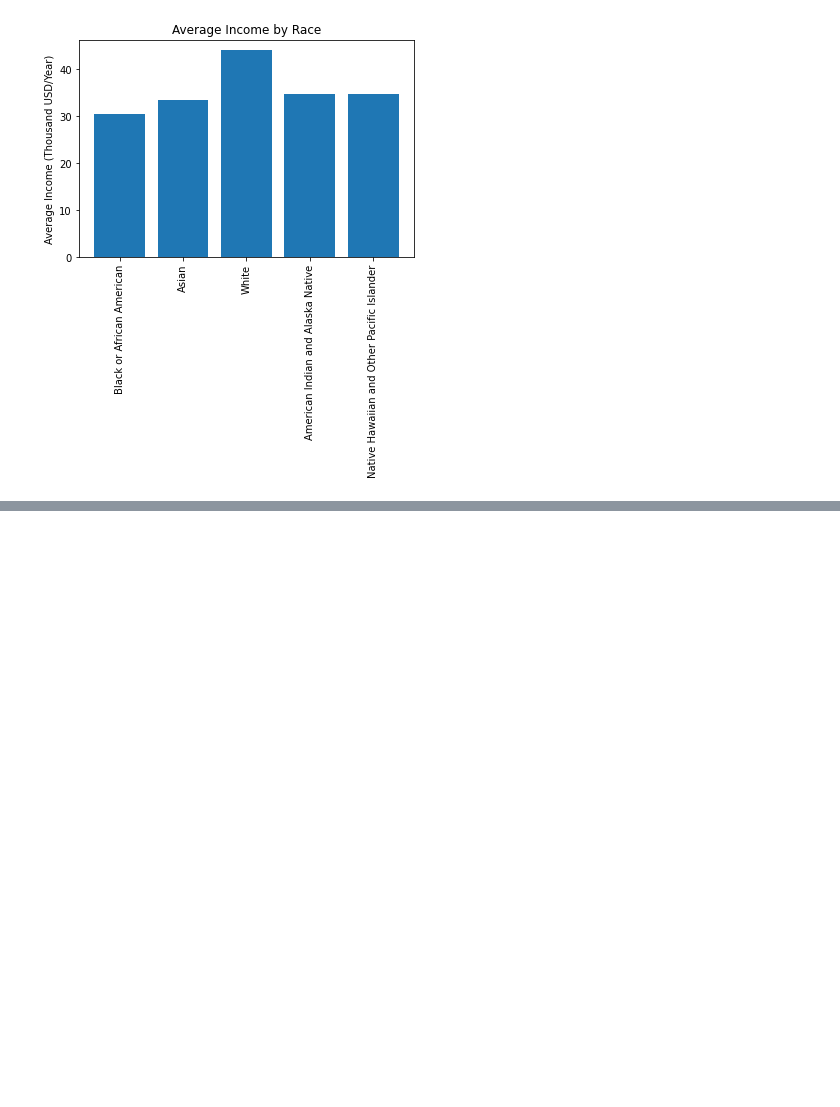
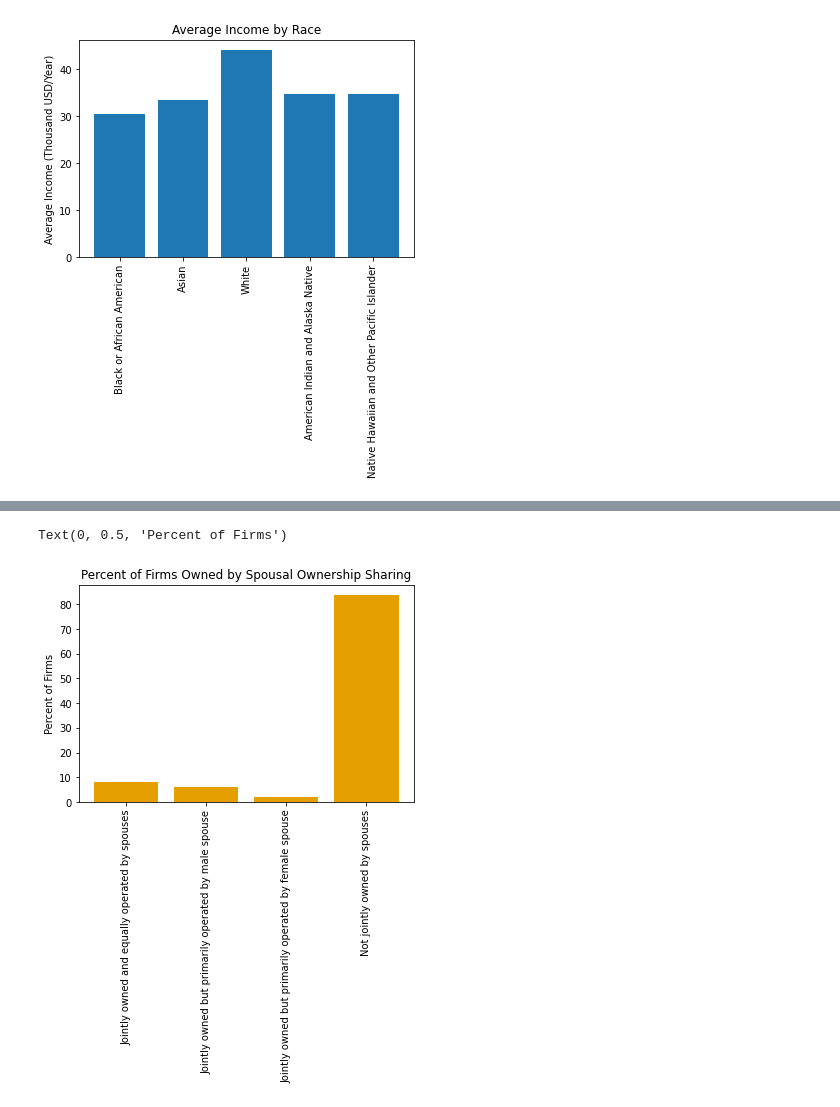
Before and after one commit to jackrlynn3/pandas-census-grp-5, a Jupyter notebook: visualizations.ipynb, the cells around one changed output, grey strips where cells are left out. Saved outputs shown, nothing was run; the diff lists cells and outputs as text; code cells hidden in the pictures; blank space fills up the shorter version.

```diff
--- a/visualizations.ipynb
+++ b/visualizations.ipynb
@@ -236,41 +256,30 @@ ax.bar_label(MenBar)
 # %%
-#What does the SpousalOwnershipsharing percentage variable look like across different industries? - In Summary Data
+#What does the SpousalOwnershipsharing percentage variable look like
 # Get only the wanted part of data
 datawanted = summary_dataset.copy()
 datawanted = datawanted[datawanted['Ethnicity'] == 'Total']
-datawanted = datawanted[datawanted['Sex'] != 'Total']
+datawanted = datawanted[datawanted['Sex'] == 'Total']
 datawanted = datawanted[datawanted['Race'] == 'Total']
+datawanted = datawanted[datawanted['Industry'] == 'Total for all sectors']
 datawanted = datawanted[datawanted['VetStatus'] == 'Total']
-datawanted = datawanted[datawanted['SpousalOwnershipSharing'] != 'Total Reporting']
+datawanted = datawanted[datawanted['SpousalOwnershipSharing'] != 'Total reporting']
 datawanted = datawanted[datawanted['SpousalOwnershipSharing'] != 'All firms']
-datawanted = datawanted[datawanted['SpousalOwnershipSharing'] != 'Not Applicable']
+datawanted = datawanted[datawanted['SpousalOwnershipSharing'] != 'Not applicable']
 datawanted = datawanted[datawanted['SpousalOwnershipSharing'] != 'Item not reported']
-datawanted = datawanted[datawanted['OwnedSince'] == 'Total reporting']
 datawanted = datawanted[datawanted['Year'] == 2018]
 
 # Get only necessary columns
-datawanted = datawanted[['SpousalOwnershipSharing', 'Industry', 'EmployerFirmCtPerc']]
+datawanted = datawanted[['SpousalOwnershipSharing', 'EmployerFirmCt']]
 
-#Get Men and Women Data
-EquallyOperated = datawanted[datawanted['SpousalOwnershipSharing'] == 'Jointly owned and equally operated by spouses']
-MaleSpouse = datawanted[datawanted['SpousalOwnershipSharing'] == 'Jointly owned but primarily operated by male spouse']
-FemaleSpouse = datawanted[datawanted['SpousalOwnershipSharing'] == 'Jointly owned but primarily operated by female spouse']
-NotJoint = datawanted[datawanted['SpousalOwnershipSharing'] == 'Not jointly owned by spouses']
+total_firms = datawanted['EmployerFirmCt'].sum()
+datawanted['FirmPerc'] = datawanted['EmployerFirmCt'] / total_firms * 100
 
-#Create figure
 fig, ax = plt.subplots()
-labels = np.arange(len(datawanted['Industry']))
-EqualBar = ax.bar(EquallyOperated, datawanted['EmployerFirmCtPerc'], label = 'Jointly owned and equally operated by spouses')
-MaleBar = ax.bar(MaleSpouse, datawanted['EmployerFirmCtPerc'], label = 'Jointly owned but primarily operated by male spouse')
-FemaleBar = ax.bar(FemaleSpouse, datawanted['EmployerFirmCtPerc'], label = 'Jointly owned but primarily operated by female spouse')
-NoneBar = ax.bar(NotJoint, datawanted['EmployerFirmCtPerc'], label = 'Not jointly owned by spouses')
-
-#Setting Labels and things
-ax.set_xticks(labels, labels=(list(datawanted['Industry'])))
-ax.set_title('How Spousal Ownership Sharing is Distributed Across Industries')
-ax.set_ylabel('Percentage of Firms Owned')
-
-ax.bar_label(EqualBar)
-ax.bar_label(MaleBar)
-ax.bar_label(FemaleBar)
-ax.bar_label(NoneBar)
+labels = np.arange(len(datawanted['SpousalOwnershipSharing']))
+p8 = ax.bar(datawanted['SpousalOwnershipSharing'], datawanted['FirmPerc'], color='#E69F00')
+ax.set_xticks(labels, labels=(list(datawanted['SpousalOwnershipSharing'])), rotation=90)
+ax.set_title('Percent of Firms Owned by Spousal Ownership Sharing')
+ax.set_ylabel('Percent of Firms')
+# %% [output]
+Text(0, 0.5, 'Percent of Firms')
+[figure, added]
```
Also changed, not shown: parts of 4 cells of this notebook.
